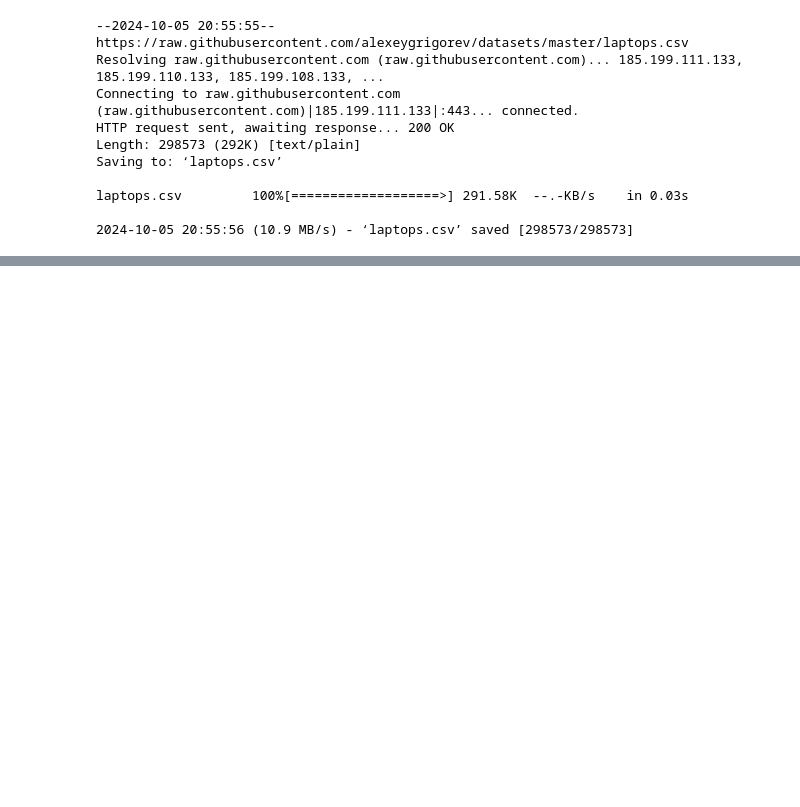
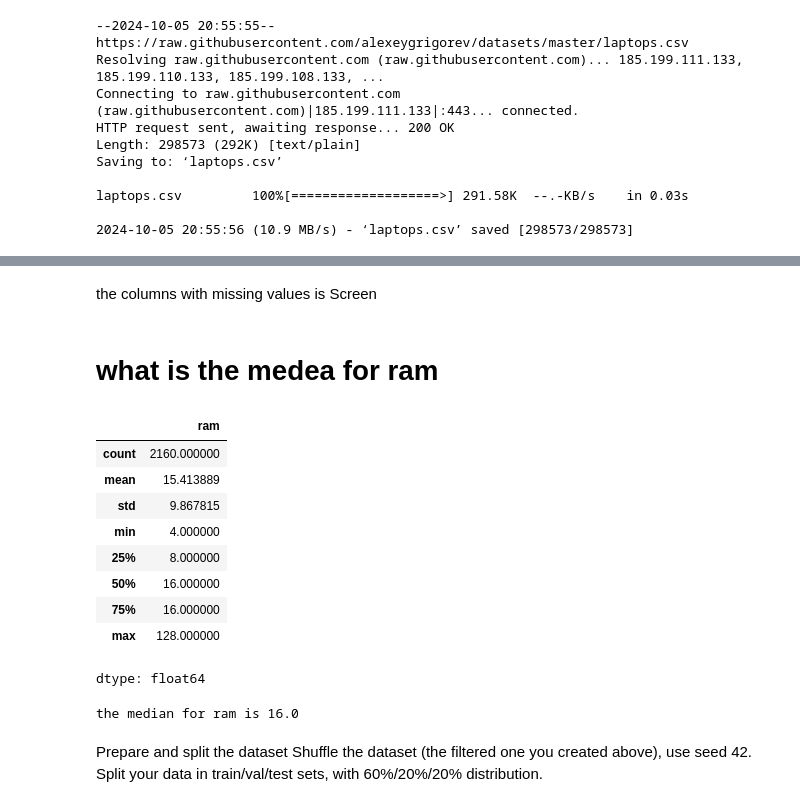
Before and after one commit to Timoyaj/DatatalkClub_ML_tasks, a Jupyter notebook: Assigment_2_regression.ipynb, the cells around one changed output, grey strips where cells are left out. Drawn from its saved outputs; the diff is of its cells as text; code cells hidden in the pictures; blank space fills up the shorter version.

```diff
--- a/Assigment_2_regression.ipynb
+++ b/Assigment_2_regression.ipynb
@@ -30,0 +73,25 @@ df.columns = df.columns.str.lower().str.replace(' ', '_')
+# %% [markdown]
+the columns with missing values is Screen
+# %% [markdown]
+# what is the medea for ram
+# %%
+df.ram.describe()
+# %% [output]
+|  | ram |
+| count | 2160.000000 |
+| mean | 15.413889 |
+| std | 9.867815 |
+| min | 4.000000 |
+| 25% | 8.000000 |
+| 50% | 16.000000 |
+| 75% | 16.000000 |
+| max | 128.000000 |
+dtype: float64
+# %%
+print(f'The median for ram is {df.ram.median()}')
+# %% [output]
+the median for ram is 16.0
+# %% [markdown]
+Prepare and split the dataset
+Shuffle the dataset (the filtered one you created above), use seed 42.
+Split your data in train/val/test sets, with 60%/20%/20% distribution.
```
Also changed, not shown: parts of 10 cells of this notebook.
